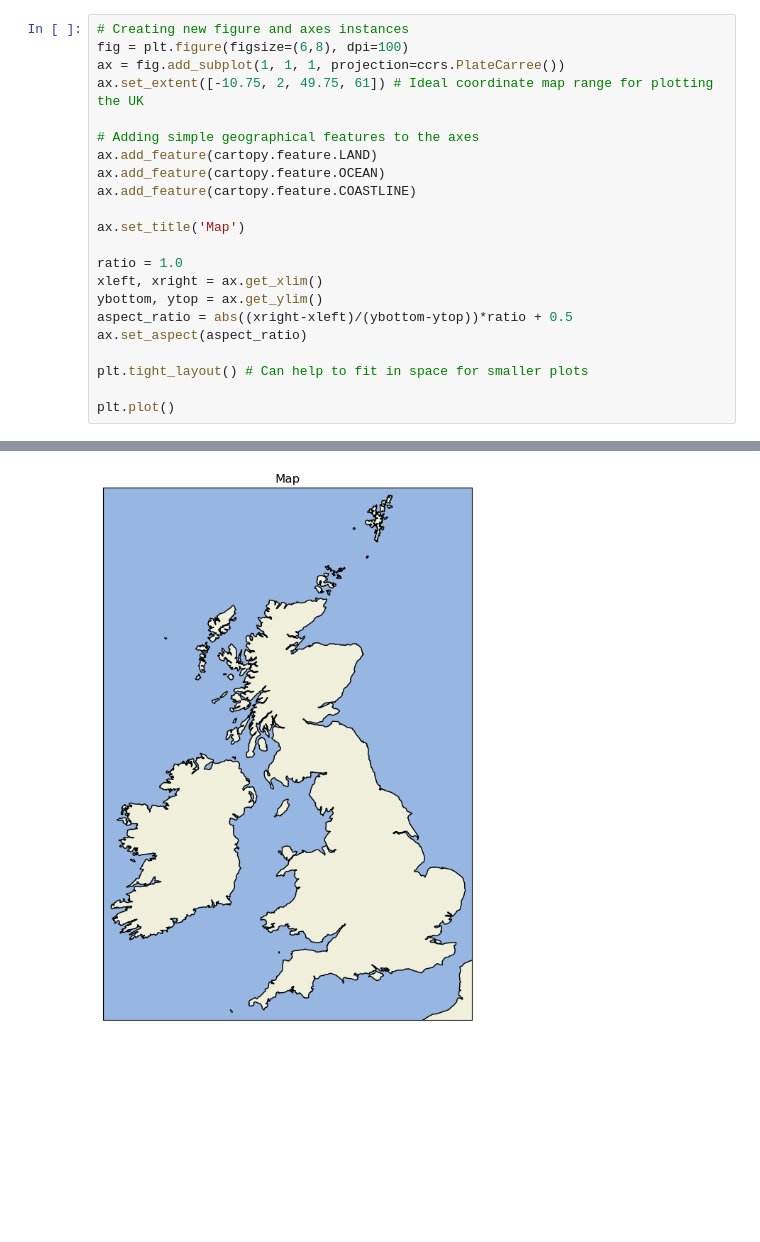
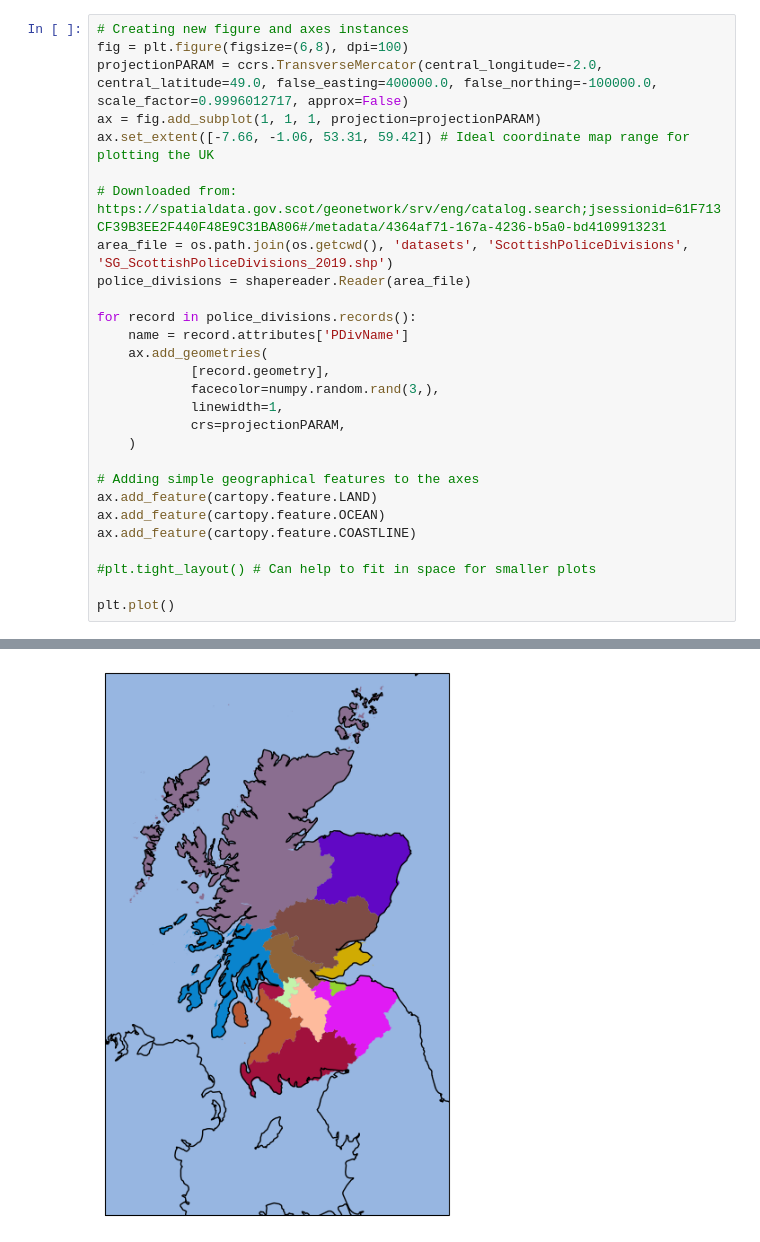
Before and after one commit to groegercesg/CovidEnforcementScotland, a Jupyter notebook: map.ipynb, the cells around one changed output, grey strips where cells are left out. Cells and saved outputs as stored; diff of their text form; blank space fills up the shorter version.

Commit message:
After projection helll got the districts plotting

```diff
--- a/map.ipynb
+++ b/map.ipynb
@@ -5,25 +8,31 @@ import cartopy.crs as ccrs
 # %%
 # Creating new figure and axes instances
 fig = plt.figure(figsize=(6,8), dpi=100)
-ax = fig.add_subplot(1, 1, 1, projection=ccrs.PlateCarree())
-ax.set_extent([-10.75, 2, 49.75, 61]) # Ideal coordinate map range for plotting the UK
+projectionPARAM = ccrs.TransverseMercator(central_longitude=-2.0, central_latitude=49.0, false_easting=400000.0, false_northing=-100000.0, scale_factor=0.9996012717, approx=False)
+ax = fig.add_subplot(1, 1, 1, projection=projectionPARAM)
+ax.set_extent([-7.66, -1.06, 53.31, 59.42]) # Ideal coordinate map range for plotting the UK
+
+# Downloaded from: https://spatialdata.gov.scot/geonetwork/srv/eng/catalog.search;jsessionid=61F713CF39B3EE2F440F48E9C31BA806#/metadata/4364af71-167a-4236-b5a0-bd4109913231
+area_file = os.path.join(os.getcwd(), 'datasets', 'ScottishPoliceDivisions', 'SG_ScottishPoliceDivisions_2019.shp')
+police_divisions = shapereader.Reader(area_file)
+
+for record in police_divisions.records():
+    name = record.attributes['PDivName']
+    ax.add_geometries(
+            [record.geometry],
+            facecolor=numpy.random.rand(3,),
+            linewidth=1,
+            crs=projectionPARAM,
+    )
 
 # Adding simple geographical features to the axes
 ax.add_feature(cartopy.feature.LAND)
 ax.add_feature(cartopy.feature.OCEAN)
 ax.add_feature(cartopy.feature.COASTLINE)
 
-ax.set_title('Map')
-
-ratio = 1.0
-xleft, xright = ax.get_xlim()
-ybottom, ytop = ax.get_ylim()
-aspect_ratio = abs((xright-xleft)/(ybottom-ytop))*ratio + 0.5
-ax.set_aspect(aspect_ratio)
-
-plt.tight_layout() # Can help to fit in space for smaller plots
+#plt.tight_layout() # Can help to fit in space for smaller plots
 
 plt.plot()
 # %% [output]
 []
-[figure, old version]
+[figure, new version]
```
Also changed, not shown: parts of 1 cell of this notebook, 9 other files.
